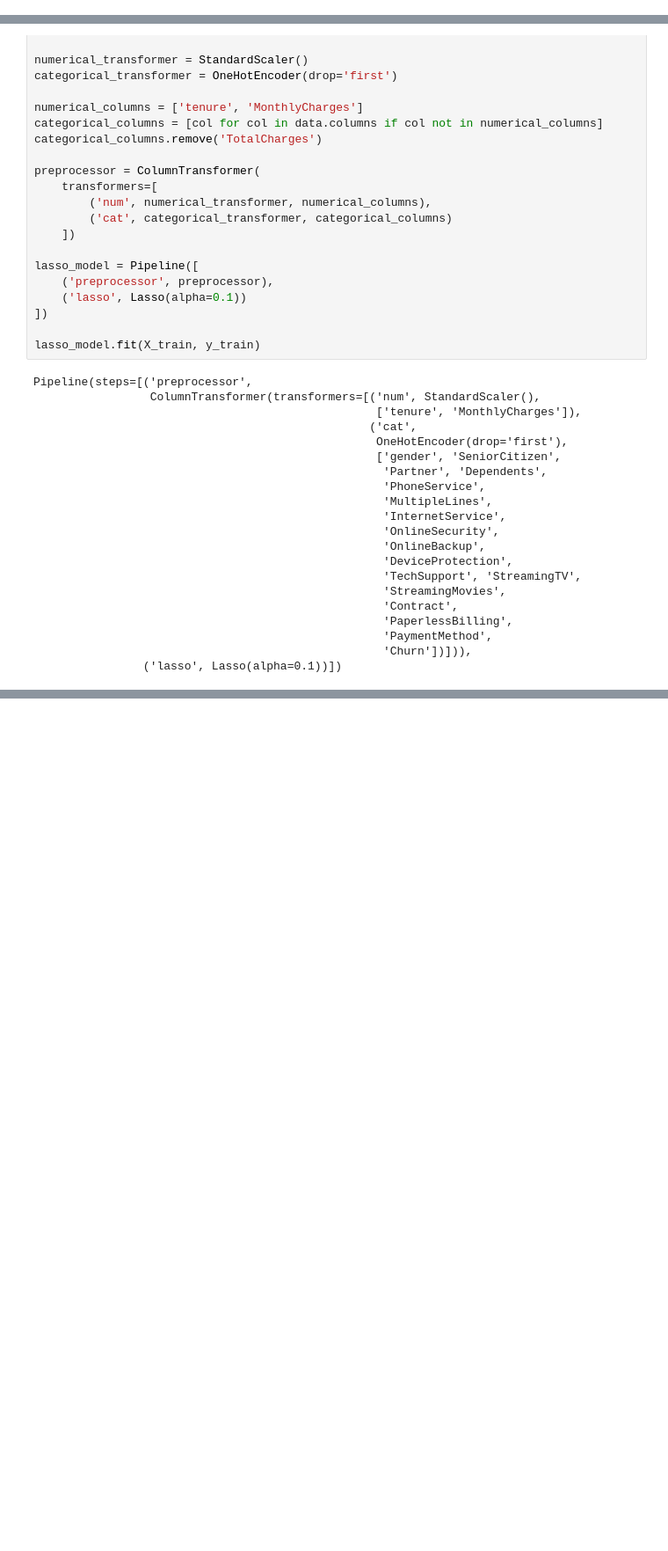
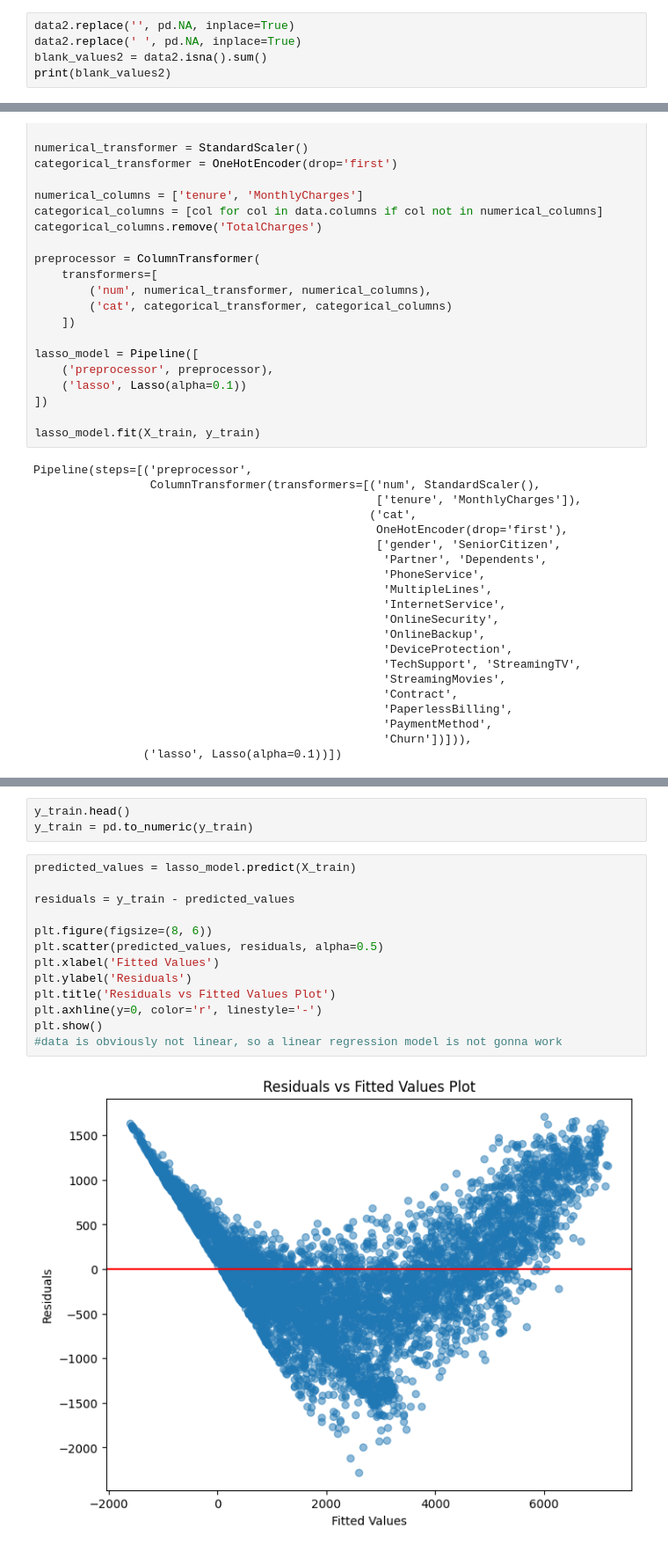
Before and after one commit to olinyoder2534/TensorflowPractice, a Jupyter notebook: CustomerChurn.ipynb, the cells around one changed output, grey strips where cells are left out. Shown at 88% size. Drawn from its saved outputs; the diff is of its cells as text; blank space fills up the shorter version.

```diff
--- a/CustomerChurn.ipynb
+++ b/CustomerChurn.ipynb
@@ -135,0 +155,5 @@ data2 = data.drop(index=blank_rows, axis=0)
+# %%
+data2.replace('', pd.NA, inplace=True)
+data2.replace(' ', pd.NA, inplace=True)
+blank_values2 = data2.isna().sum()
+print(blank_values2)
@@ -192,0 +281,18 @@ data_subset = data.iloc[blank_rows]
+# %%
+y_train.head()
+y_train = pd.to_numeric(y_train)
+# %%
+predicted_values = lasso_model.predict(X_train)
+
+residuals = y_train - predicted_values
+
+plt.figure(figsize=(8, 6))
+plt.scatter(predicted_values, residuals, alpha=0.5)
+plt.xlabel('Fitted Values')
+plt.ylabel('Residuals')
+plt.title('Residuals vs Fitted Values Plot')
+plt.axhline(y=0, color='r', linestyle='-')
+plt.show()
+#data is obviously not linear, so a linear regression model is not gonna work
+# %% [output]
+[figure, added]
```
Also changed, not shown: parts of 47 cells of this notebook.
